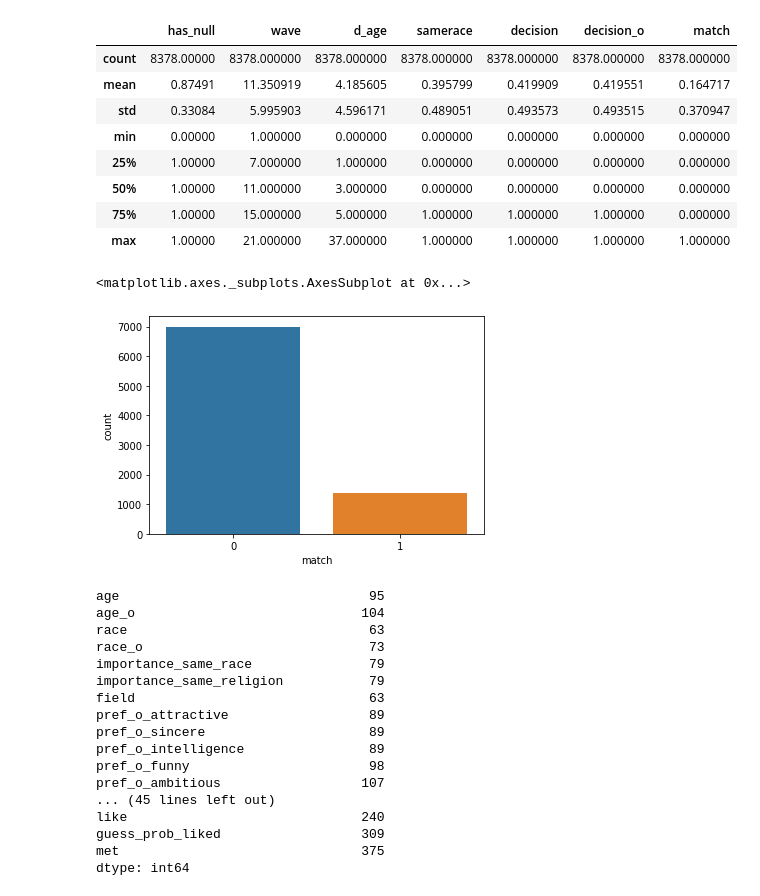
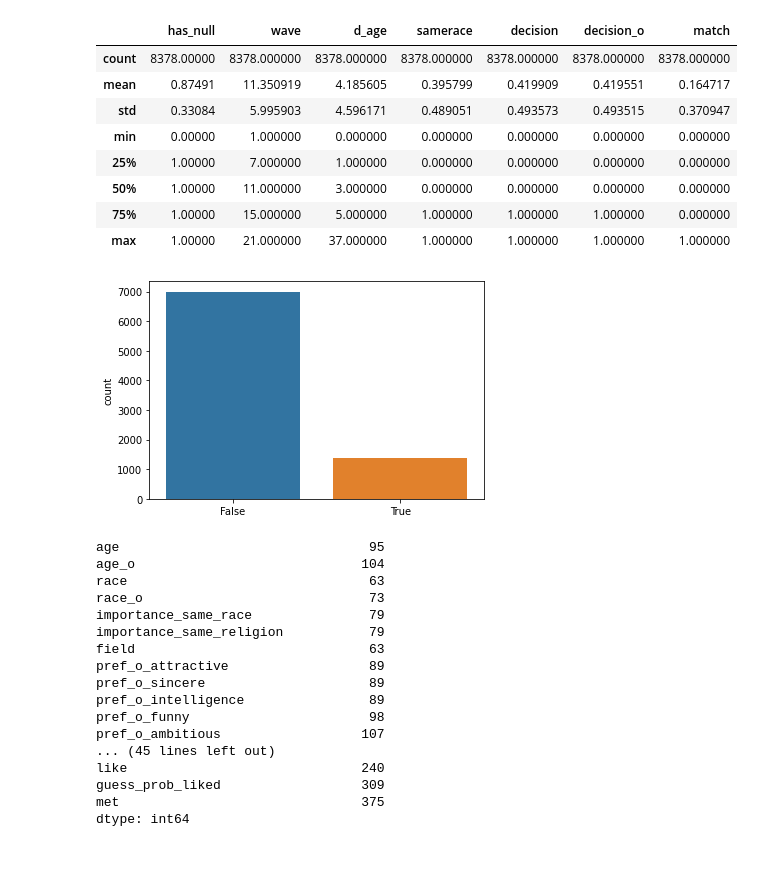
Before and after one commit to omgwenxx/machine_learning, a Jupyter notebook: assignment2/speeddating_preprocessing.ipynb, the cells around one changed output. Cells and saved outputs as stored; diff of their text form; code cells hidden in the pictures; blank space fills up the shorter version.

```diff
--- a/assignment2/speeddating_preprocessing.ipynb
+++ b/assignment2/speeddating_preprocessing.ipynb
@@ -28,11 +28,13 @@ df.describe()
 | 50% | 1.00000 | 11.000000 | 3.000000 | 0.000000 | 0.000000 | 0.000000 | 0.000000 |
 | 75% | 1.00000 | 15.000000 | 5.000000 | 1.000000 | 1.000000 | 1.000000 | 0.000000 |
 | max | 1.00000 | 21.000000 | 37.000000 | 1.000000 | 1.000000 | 1.000000 | 1.000000 |
-# %%
-sns.countplot(df['match'])
-# %% [output]
-<matplotlib.axes._subplots.AxesSubplot at 0x...>
-[figure, removed]
+# %%
+#sns.countplot(df['match'])
+x = ['False' if f == 0 else 'True' for f in df['match']]
+sns.countplot(x)
+plt.savefig('asdf.png')
+# %% [output]
+[figure, added]
 # %%
 df = df.replace('?', np.nan)
 missing = df.isna().sum(axis=0)
```
Also changed, not shown: 1 other file.
